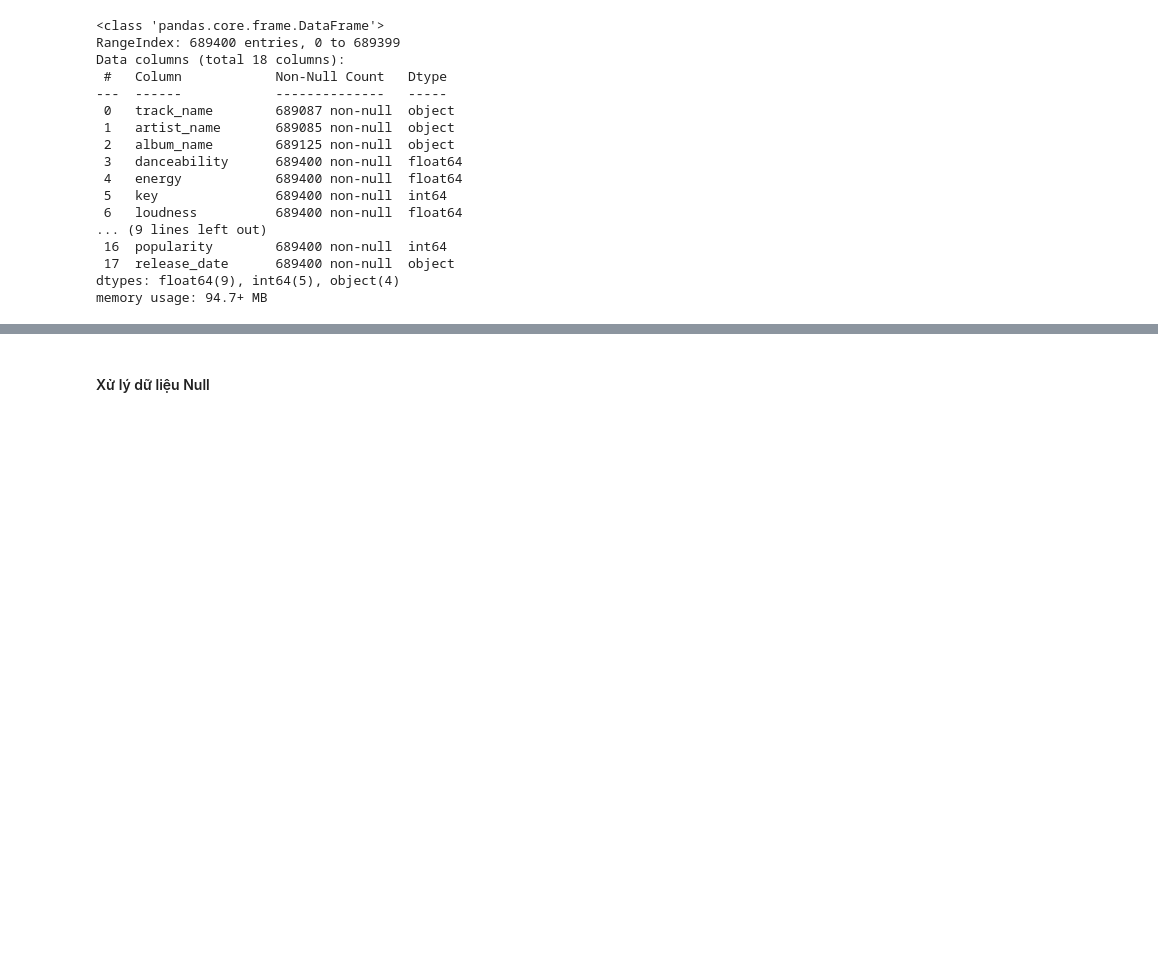
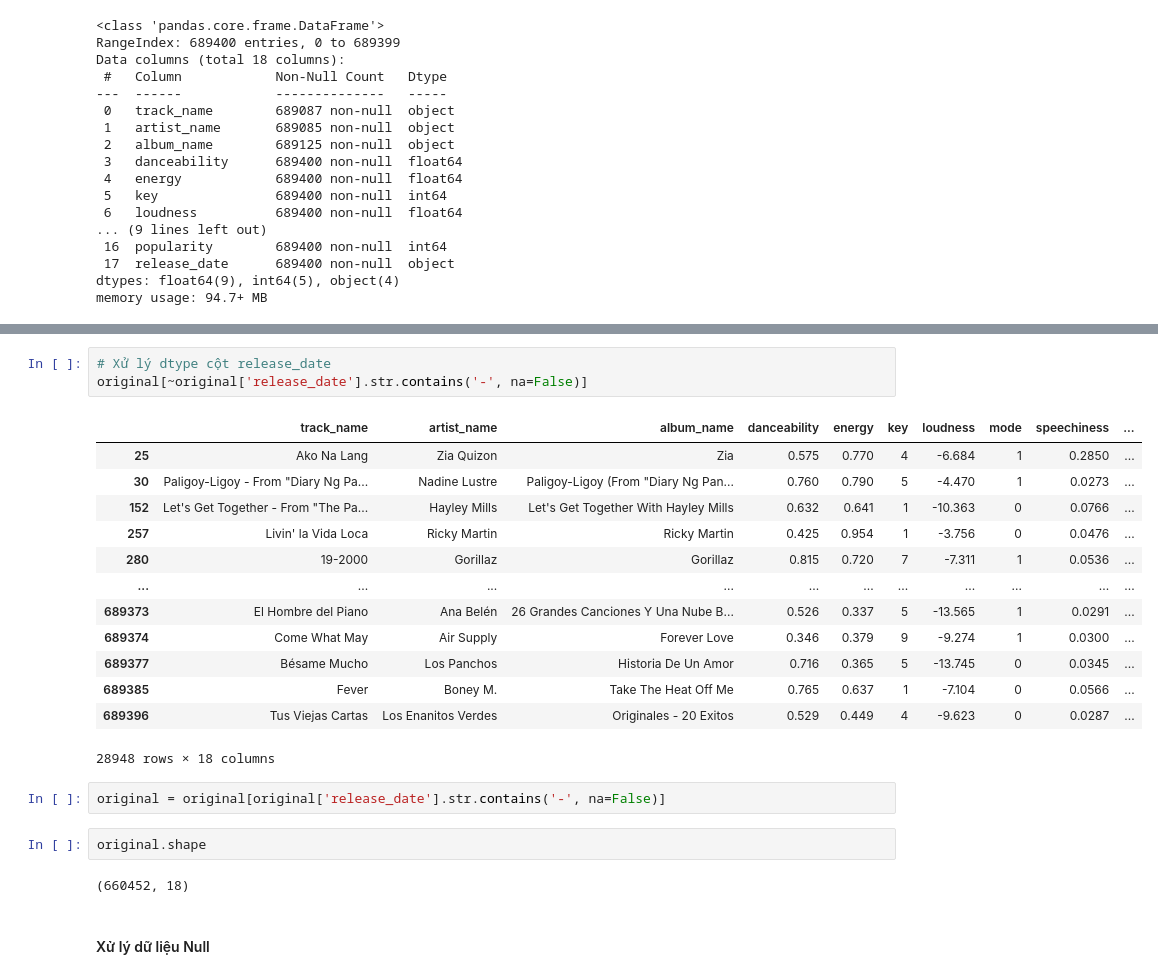
Before and after one commit to lhldanh/Recommend-Song, a Jupyter notebook: source/Notebook/3_Preprocessing.ipynb, the cells around one changed output, grey strips where cells are left out. Saved outputs shown, nothing was run; the diff lists cells and outputs as text; blank space fills up the shorter version.

```diff
--- a/source/Notebook/3_Preprocessing.ipynb
+++ b/source/Notebook/3_Preprocessing.ipynb
@@ -80,3 +89,26 @@ memory usage: 94.7+ MB
+# %%
+# Xử lý dtype cột release_date
+original[~original['release_date'].str.contains('-', na=False)]
+# %% [output]
+|  | track_name | artist_name | album_name | danceability | energy | key | loudness | mode | speechiness | ... |
+| 25 | Ako Na Lang | Zia Quizon | Zia | 0.575 | 0.770 | 4 | -6.684 | 1 | 0.2850 | ... |
+| 30 | Paligoy-Ligoy - From "Diary Ng Pa... | Nadine Lustre | Paligoy-Ligoy (From "Diary Ng Pan... | 0.760 | 0.790 | 5 | -4.470 | 1 | 0.0273 | ... |
+| 152 | Let's Get Together - From "The Pa... | Hayley Mills | Let's Get Together With Hayley Mills | 0.632 | 0.641 | 1 | -10.363 | 0 | 0.0766 | ... |
+| 257 | Livin' la Vida Loca | Ricky Martin | Ricky Martin | 0.425 | 0.954 | 1 | -3.756 | 0 | 0.0476 | ... |
+| 280 | 19-2000 | Gorillaz | Gorillaz | 0.815 | 0.720 | 7 | -7.311 | 1 | 0.0536 | ... |
+| ... | ... | ... | ... | ... | ... | ... | ... | ... | ... | ... |
+| 689373 | El Hombre del Piano | Ana Belén | 26 Grandes Canciones Y Una Nube B... | 0.526 | 0.337 | 5 | -13.565 | 1 | 0.0291 | ... |
+| 689374 | Come What May | Air Supply | Forever Love | 0.346 | 0.379 | 9 | -9.274 | 1 | 0.0300 | ... |
+| 689377 | Bésame Mucho | Los Panchos | Historia De Un Amor | 0.716 | 0.365 | 5 | -13.745 | 0 | 0.0345 | ... |
+| 689385 | Fever | Boney M. | Take The Heat Off Me | 0.765 | 0.637 | 1 | -7.104 | 0 | 0.0566 | ... |
+| 689396 | Tus Viejas Cartas | Los Enanitos Verdes | Originales - 20 Exitos | 0.529 | 0.449 | 4 | -9.623 | 0 | 0.0287 | ... |
+28948 rows × 18 columns
+# %%
+original = original[original['release_date'].str.contains('-', na=False)]
+# %%
+original.shape
+# %% [output]
+(660452, 18)
 # %% [markdown]
 #### Xử lý dữ liệu Null
 # %%
```
Also changed, not shown: parts of 8 cells of this notebook, 2 other files.
